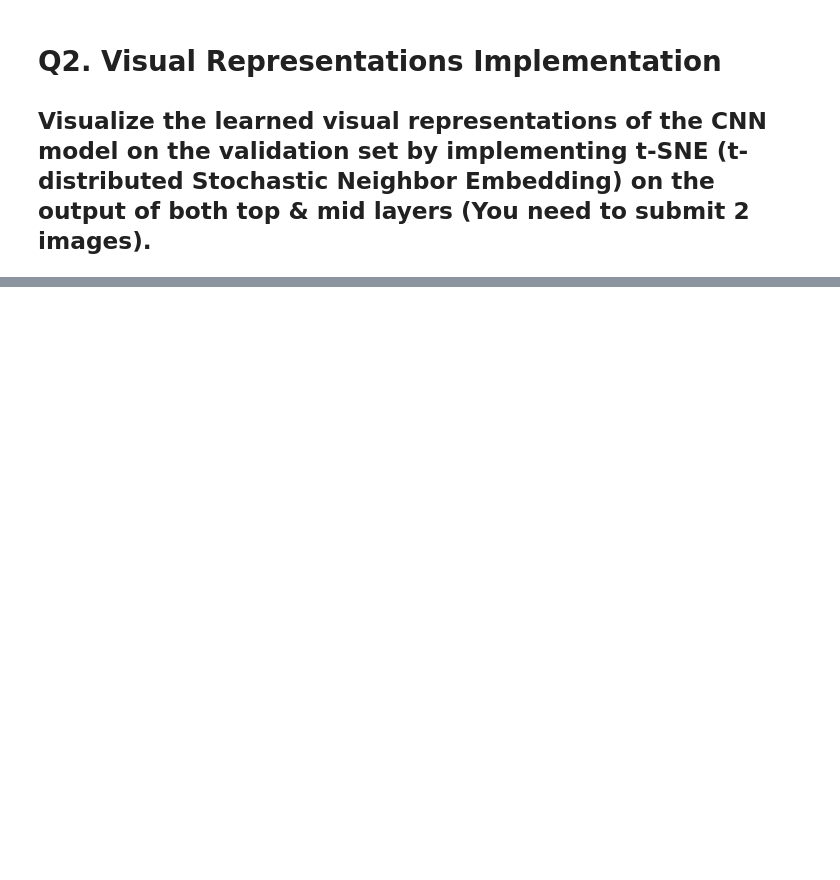
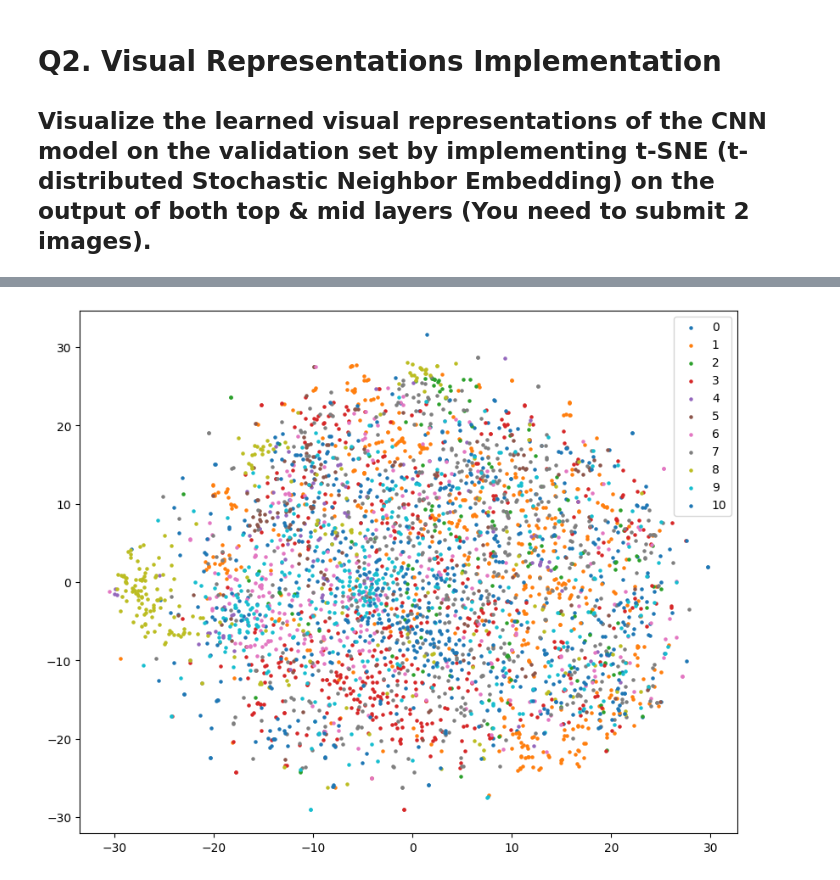
Before and after one commit to chengyingshe/open-source-class-learning, a Jupyter notebook: 2023_ML_LiHongyi/HW3/HW3.ipynb, the cells around one changed output, grey strips where cells are left out. Saved outputs shown, nothing was run; the diff lists cells and outputs as text; code cells hidden in the pictures; blank space fills up the shorter version.

```diff
--- a/2023_ML_LiHongyi/HW3/HW3.ipynb
+++ b/2023_ML_LiHongyi/HW3/HW3.ipynb
@@ -397,0 +489,6 @@ train_tfm = transforms.Compose([
+# %%
+# use timm
+import timm
+from torch.optim.lr_scheduler import StepLR
+
+resnet = timm.create_model('resnet101', pretrained=False, num_classes=11).to(device)
@@ -455,0 +647,4 @@ plt.show()
+# %%
+plot_tsne(mid_module, valid_loader, device, 'Mid Module t-SNE')
+# %% [output]
+[figure, added]
```
Also changed, not shown: parts of 29 cells of this notebook, 4 other files.
